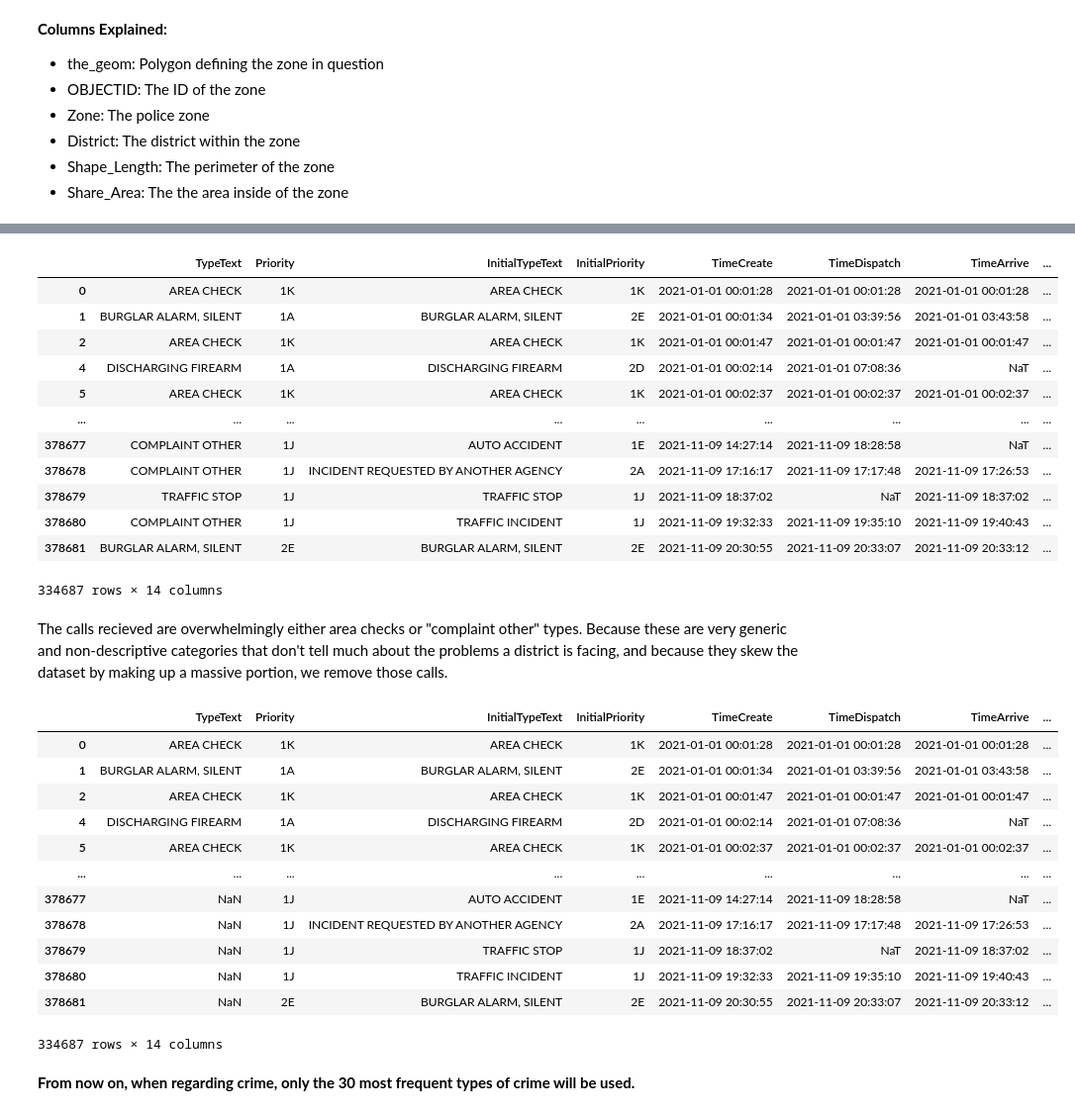
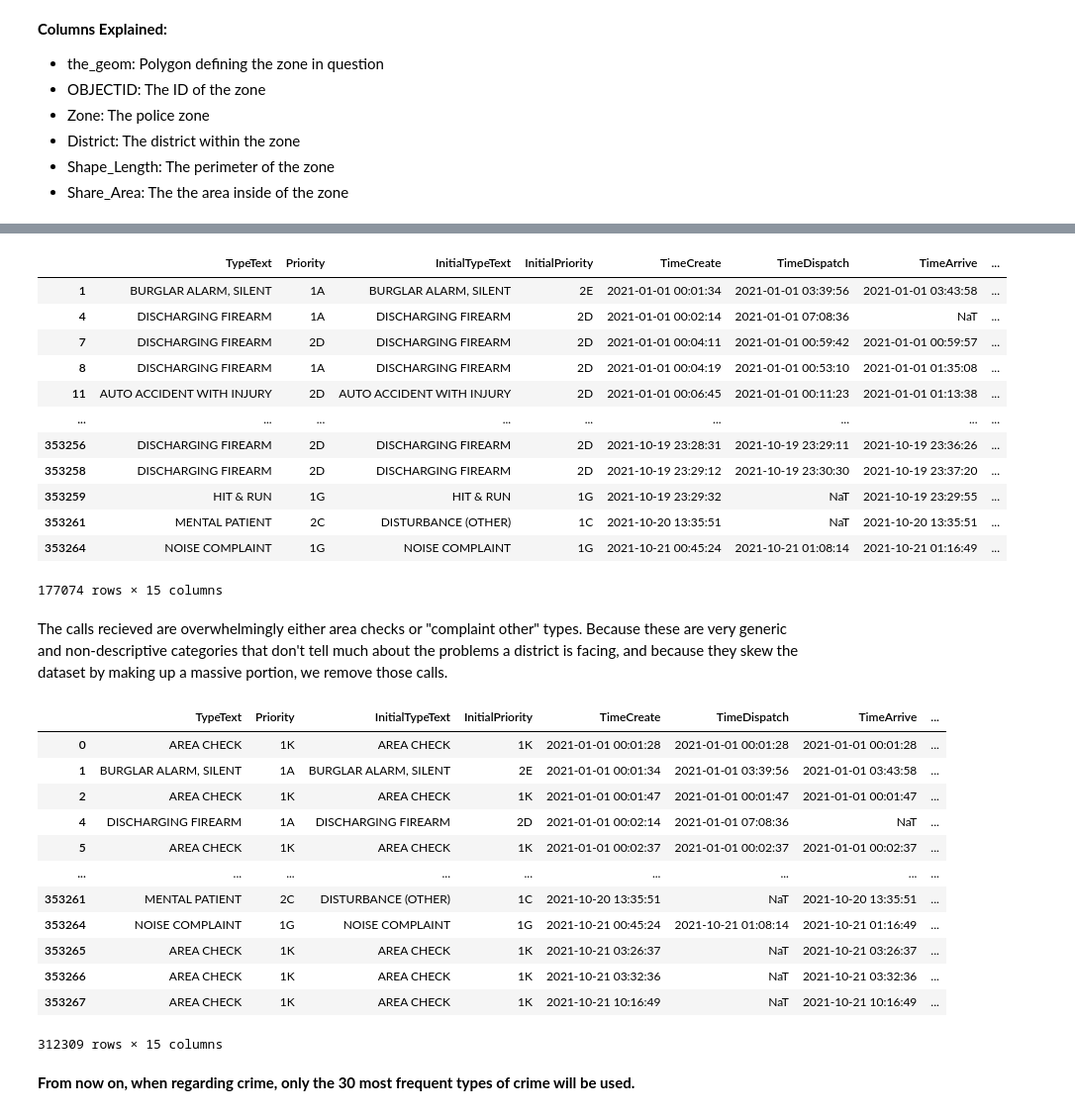
Before and after one commit to M-Sender/ServiceLearning, a Jupyter notebook: code/analysis.ipynb, the cells around one changed output, grey strips where cells are left out. Shown at 99% size. Drawn from its saved outputs; the diff is of its cells as text; code cells hidden in the pictures.

```diff
--- a/code/analysis.ipynb
+++ b/code/analysis.ipynb
@@ -117,32 +117,32 @@ Average response time in District 8 :  0 days 00:05:38.026938803
 # %%
 #using df_Calls, find the most common crimes for each police district
 #here lets make tables and stuff by grouping by zones, type of incidents, and other things that answer our question
 #we should be good after this and then in our plan we can say we will be making a map of the data we find and then graphs and such of data stuff than cant be mapped
 
 #Get 30 most frequent crimes
 new_df = df_Calls.TypeText.value_counts()
-top_Call_df = df_Calls[df_Calls.TypeText.isin(new_df[0:29].index)]
+top_Call_df = df_Calls[df_Calls.TypeText.isin(new_df[2:29].index)]
 top_Call_df
 # %% [output]
 |  | TypeText | Priority | InitialTypeText | InitialPriority | TimeCreate | TimeDispatch | TimeArrive | ... |
-| 0 | AREA CHECK | 1K | AREA CHECK | 1K | 2021-01-01 00:01:28 | 2021-01-01 00:01:28 | 2021-01-01 00:01:28 | ... |
 | 1 | BURGLAR ALARM, SILENT | 1A | BURGLAR ALARM, SILENT | 2E | 2021-01-01 00:01:34 | 2021-01-01 03:39:56 | 2021-01-01 03:43:58 | ... |
-| 2 | AREA CHECK | 1K | AREA CHECK | 1K | 2021-01-01 00:01:47 | 2021-01-01 00:01:47 | 2021-01-01 00:01:47 | ... |
 | 4 | DISCHARGING FIREARM | 1A | DISCHARGING FIREARM | 2D | 2021-01-01 00:02:14 | 2021-01-01 07:08:36 | NaT | ... |
-| 5 | AREA CHECK | 1K | AREA CHECK | 1K | 2021-01-01 00:02:37 | 2021-01-01 00:02:37 | 2021-01-01 00:02:37 | ... |
+| 7 | DISCHARGING FIREARM | 2D | DISCHARGING FIREARM | 2D | 2021-01-01 00:04:11 | 2021-01-01 00:59:42 | 2021-01-01 00:59:57 | ... |
+| 8 | DISCHARGING FIREARM | 1A | DISCHARGING FIREARM | 2D | 2021-01-01 00:04:19 | 2021-01-01 00:53:10 | 2021-01-01 01:35:08 | ... |
+| 11 | AUTO ACCIDENT WITH INJURY | 2D | AUTO ACCIDENT WITH INJURY | 2D | 2021-01-01 00:06:45 | 2021-01-01 00:11:23 | 2021-01-01 01:13:38 | ... |
 | ... | ... | ... | ... | ... | ... | ... | ... | ... |
-| 378677 | COMPLAINT OTHER | 1J | AUTO ACCIDENT | 1E | 2021-11-09 14:27:14 | 2021-11-09 18:28:58 | NaT | ... |
-| 378678 | COMPLAINT OTHER | 1J | INCIDENT REQUESTED BY ANOTHER AGENCY | 2A | 2021-11-09 17:16:17 | 2021-11-09 17:17:48 | 2021-11-09 17:26:53 | ... |
-| 378679 | TRAFFIC STOP | 1J | TRAFFIC STOP | 1J | 2021-11-09 18:37:02 | NaT | 2021-11-09 18:37:02 | ... |
-| 378680 | COMPLAINT OTHER | 1J | TRAFFIC INCIDENT | 1J | 2021-11-09 19:32:33 | 2021-11-09 19:35:10 | 2021-11-09 19:40:43 | ... |
-| 378681 | BURGLAR ALARM, SILENT | 2E | BURGLAR ALARM, SILENT | 2E | 2021-11-09 20:30:55 | 2021-11-09 20:33:07 | 2021-11-09 20:33:12 | ... |
+| 353256 | DISCHARGING FIREARM | 2D | DISCHARGING FIREARM | 2D | 2021-10-19 23:28:31 | 2021-10-19 23:29:11 | 2021-10-19 23:36:26 | ... |
+| 353258 | DISCHARGING FIREARM | 2D | DISCHARGING FIREARM | 2D | 2021-10-19 23:29:12 | 2021-10-19 23:30:30 | 2021-10-19 23:37:20 | ... |
+| 353259 | HIT & RUN | 1G | HIT & RUN | 1G | 2021-10-19 23:29:32 | NaT | 2021-10-19 23:29:55 | ... |
+| 353261 | MENTAL PATIENT | 2C | DISTURBANCE (OTHER) | 1C | 2021-10-20 13:35:51 | NaT | 2021-10-20 13:35:51 | ... |
+| 353264 | NOISE COMPLAINT | 1G | NOISE COMPLAINT | 1G | 2021-10-21 00:45:24 | 2021-10-21 01:08:14 | 2021-10-21 01:16:49 | ... |
-334687 rows × 14 columns
+177074 rows × 15 columns
 # %% [markdown]
 The calls recieved are overwhelmingly either area checks or "complaint other" types. Because these are very generic and non-descriptive categories that don't tell much about the problems a district is facing, and because they skew the dataset by making up a massive portion, we remove those calls.
 # %%
-top_Call_df.drop(top_Call_df[top_Call_df.TypeText == 'COMPLAINT OTHER'].index)
-top_Call_df.drop(top_Call_df[top_Call_df.TypeText == 'AREA CHECK'].index)
-top_Call_df
+#top_Call_df.drop(top_Call_df[top_Call_df.TypeText == 'COMPLAINT OTHER'].index)
+#top_Call_df.drop(top_Call_df[top_Call_df.TypeText == 'AREA CHECK'].index)
+#top_Call_df
 #why's area check still in here??
 # %% [output]
 |  | TypeText | Priority | InitialTypeText | InitialPriority | TimeCreate | TimeDispatch | TimeArrive | ... |
@@ -152,12 +152,12 @@ top_Call_df
 | 4 | DISCHARGING FIREARM | 1A | DISCHARGING FIREARM | 2D | 2021-01-01 00:02:14 | 2021-01-01 07:08:36 | NaT | ... |
 | 5 | AREA CHECK | 1K | AREA CHECK | 1K | 2021-01-01 00:02:37 | 2021-01-01 00:02:37 | 2021-01-01 00:02:37 | ... |
 | ... | ... | ... | ... | ... | ... | ... | ... | ... |
-| 378677 | NaN | 1J | AUTO ACCIDENT | 1E | 2021-11-09 14:27:14 | 2021-11-09 18:28:58 | NaT | ... |
-| 378678 | NaN | 1J | INCIDENT REQUESTED BY ANOTHER AGENCY | 2A | 2021-11-09 17:16:17 | 2021-11-09 17:17:48 | 2021-11-09 17:26:53 | ... |
-| 378679 | NaN | 1J | TRAFFIC STOP | 1J | 2021-11-09 18:37:02 | NaT | 2021-11-09 18:37:02 | ... |
-| 378680 | NaN | 1J | TRAFFIC INCIDENT | 1J | 2021-11-09 19:32:33 | 2021-11-09 19:35:10 | 2021-11-09 19:40:43 | ... |
-| 378681 | NaN | 2E | BURGLAR ALARM, SILENT | 2E | 2021-11-09 20:30:55 | 2021-11-09 20:33:07 | 2021-11-09 20:33:12 | ... |
+| 353261 | MENTAL PATIENT | 2C | DISTURBANCE (OTHER) | 1C | 2021-10-20 13:35:51 | NaT | 2021-10-20 13:35:51 | ... |
+| 353264 | NOISE COMPLAINT | 1G | NOISE COMPLAINT | 1G | 2021-10-21 00:45:24 | 2021-10-21 01:08:14 | 2021-10-21 01:16:49 | ... |
+| 353265 | AREA CHECK | 1K | AREA CHECK | 1K | 2021-10-21 03:26:37 | NaT | 2021-10-21 03:26:37 | ... |
+| 353266 | AREA CHECK | 1K | AREA CHECK | 1K | 2021-10-21 03:32:36 | NaT | 2021-10-21 03:32:36 | ... |
+| 353267 | AREA CHECK | 1K | AREA CHECK | 1K | 2021-10-21 10:16:49 | NaT | 2021-10-21 10:16:49 | ... |
-334687 rows × 14 columns
+312309 rows × 15 columns
 # %%
 type_by_district = top_Call_df[['PoliceDistrict','TypeText']].pivot_table(index=['PoliceDistrict'],columns=['TypeText'],aggfunc=np.count_nonzero)
 type_by_zipcode = top_Call_df[['Zip','TypeText']].pivot_table(index=['Zip'],columns=['TypeText'],aggfunc=np.count_nonzero)
```
Also changed, not shown: parts of 9 cells of this notebook, 1 other file.
